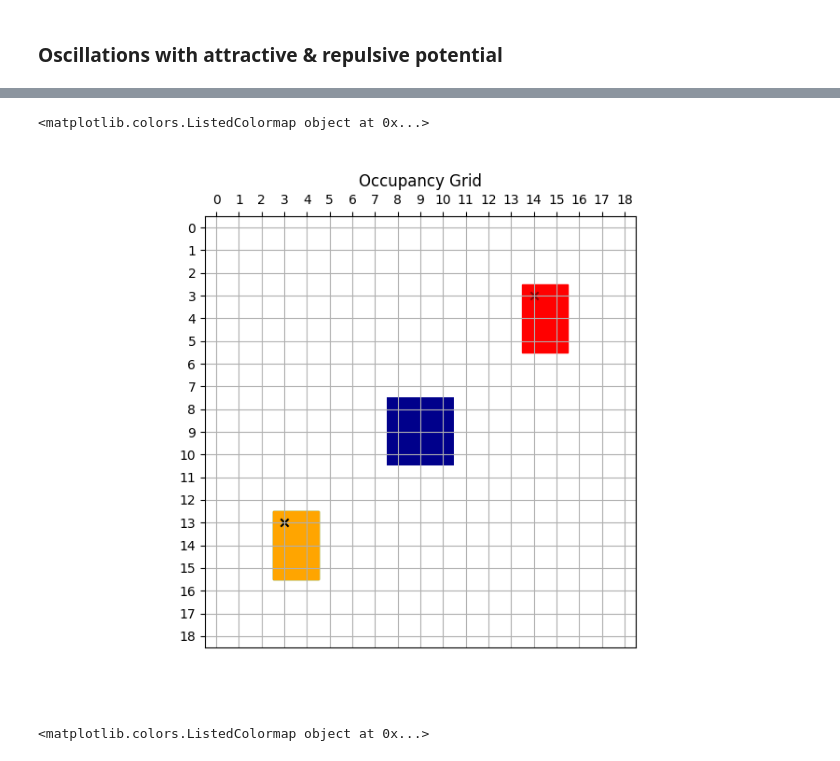
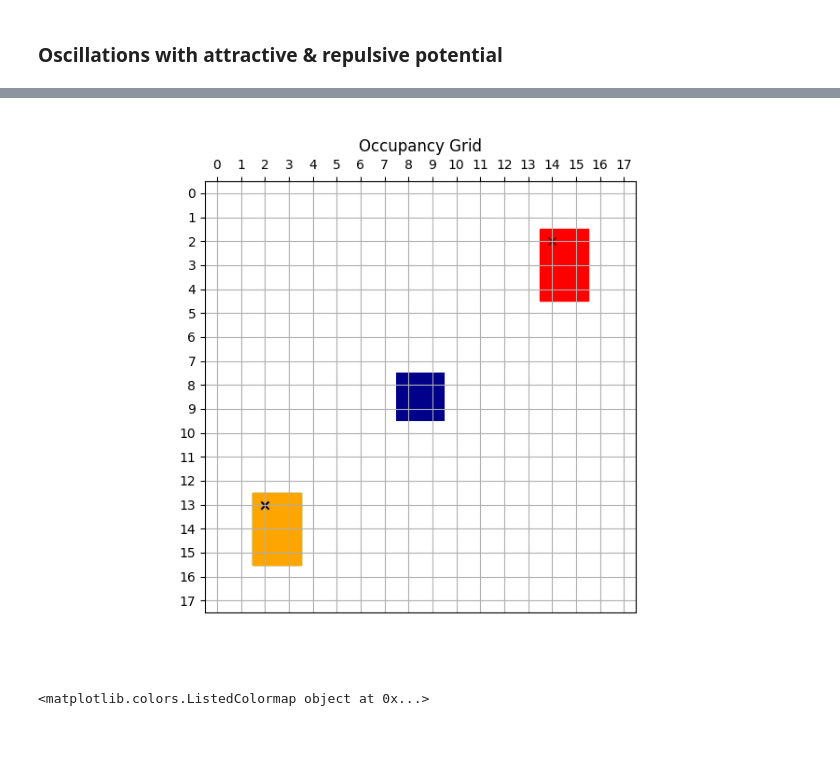
Before and after one commit to ca-schue/potential-field, a Jupyter notebook: robotic-potential-navigation.ipynb, the cells around one changed output, grey strips where cells are left out. Drawn from its saved outputs; the diff is of its cells as text; code cells hidden in the pictures.

```diff
--- a/robotic-potential-navigation.ipynb
+++ b/robotic-potential-navigation.ipynb
@@ -259,5 +244,5 @@ plt.show()
 # %%
-# 2x3 Robot, 45° Rotation, 19x19 Occu. Grid, 1 Obstacle in middle (Demonstrates oscillation with attractive & repulsive potential)
+# 2x3 Robot, 45° Rotation, 18x18 Occu. Grid, 1 Obstacle in middle (Demonstrates oscillation with attractive & repulsive potential)
 
 %matplotlib widget
 import matplotlib.pyplot as plt
@@ -271,49 +256,48 @@ robot_length = 3
 rotation_step = 45
 
 # Start- und Zielpunkt festlegen
-start_point = (3, 13, 0)
-goal_point = (14, 3, 0)
+start_point = (2, 13, 0)
+goal_point = (14, 2, 0)
 current_position=start_point
 
 # Potenzialfunktionen
 wavefront_potential_function = False
 attraction_repulsion_potential_function = True
-attraction_weight= 4
-repulsion_weight= 0.025
+attraction_weight= 5
+repulsion_weight= 0
 
 # Plots
 optional_plots = True # Set true only for width/height <= 30px and rotation_step >= 30° (Very resource intensive)
 gradient_decent_plots = False # Set true only for width/height < 20px and rotation_step = 90° (Very resource intensive)
 
 # Occupancy Grid
-occupancy_grid_width = 19
-occupancy_grid_length = 19
+occupancy_grid_width = 18
+occupancy_grid_length = 18
 occupancy_grid = generate_empty_occupancy_grid(width=occupancy_grid_width,length=occupancy_grid_length)
 
 # Obstacles
 occupancy_grid = add_obstacle(
     occupancy_grid=occupancy_grid,
-    width=3,
-    length=3,
+    width=2,
+    length=2,
     x=8,
     y=8)
 
 fig = plt.figure(figsize=(8, 6))
 plot_axis = fig.add_subplot(111)
 plot_occupancy_grid(
     occupancy_grid=occupancy_grid,
     goal_point=goal_point,
     current_position=current_position,
     plot_axis=plot_axis,
     robot_width=robot_width,
     robot_length=robot_length,
     ticks=True,
     start_point=start_point,
     rotation_step=rotation_step)
 plt.show()
 # %% [output]
-<matplotlib.colors.ListedColormap object at 0x...>
-[figure, old version]
+[figure, new version]
 # %%
 # 2x3 Robot, 45° Rotation, 21x21 Occu. Grid, 1 Obstacle in middle (Demonstrates oscillation with attractive & repulsive potential)
 
```
Also changed, not shown: parts of 7 cells of this notebook, 40 other files.
